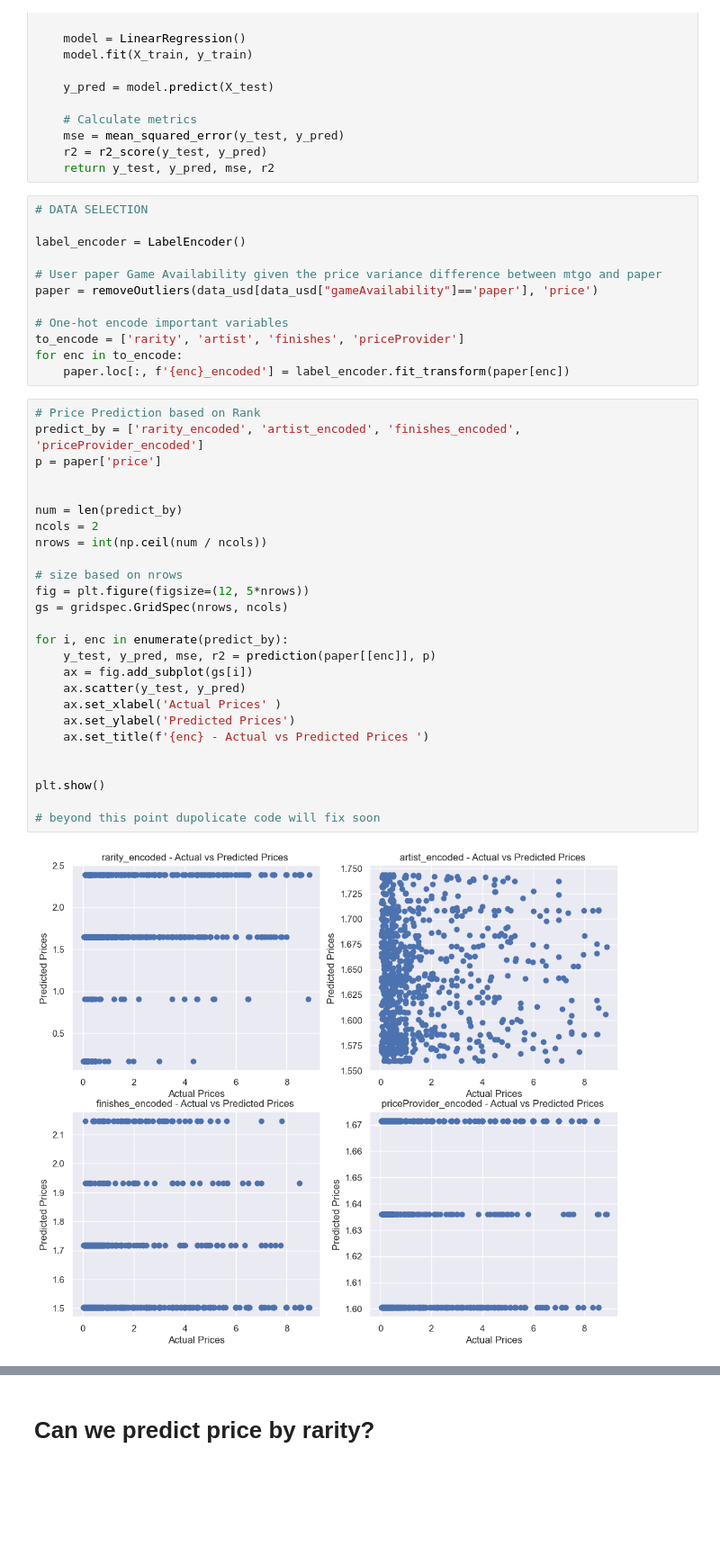
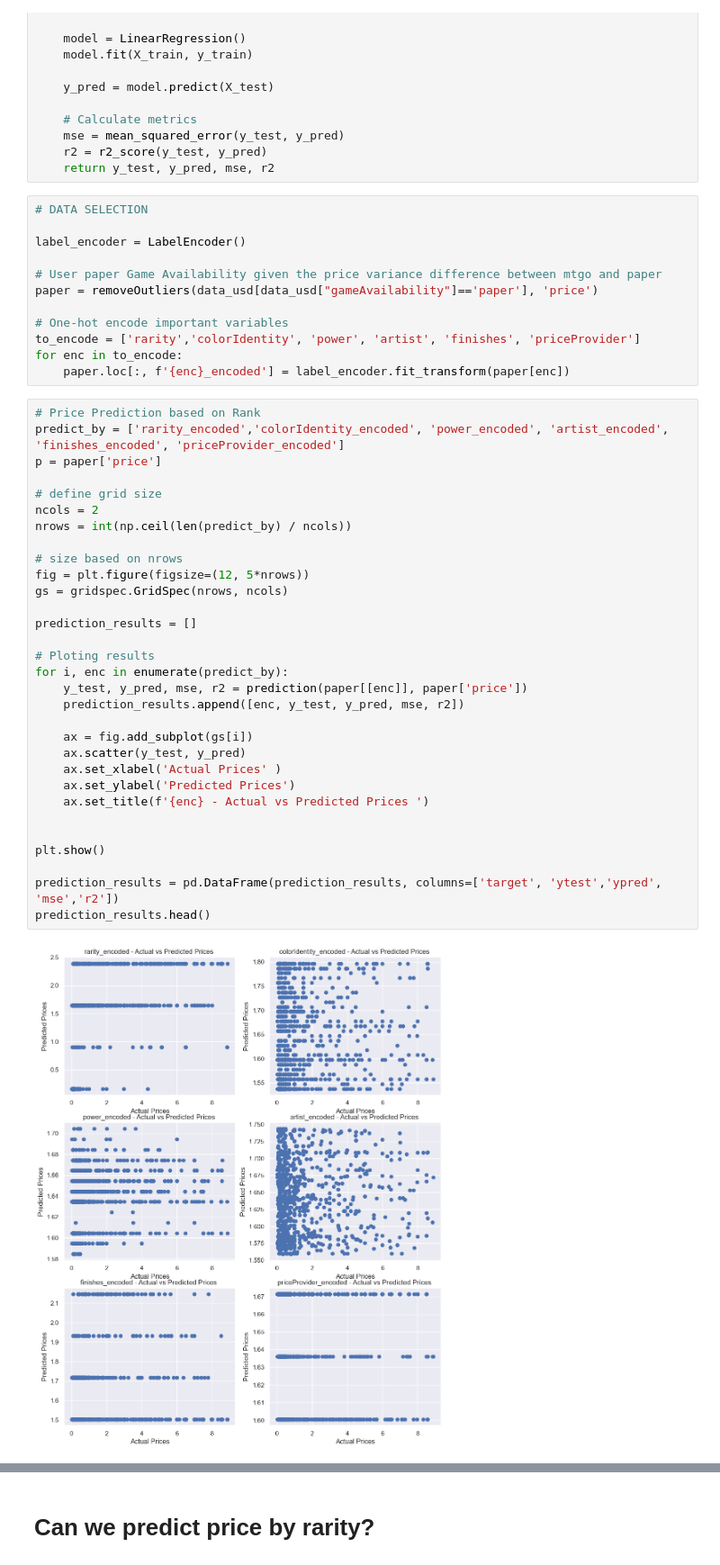
Before and after one commit to victorhg/aai-500-final-project, a Jupyter notebook: notebooks/price_analysis.ipynb, the cells around one changed output, grey strips where cells are left out. Shown at 90% size. Drawn from its saved outputs; the diff is of its cells as text; blank space fills up the shorter version.

```diff
--- a/notebooks/price_analysis.ipynb
+++ b/notebooks/price_analysis.ipynb
@@ -120,34 +120,39 @@ label_encoder = LabelEncoder()
 paper = removeOutliers(data_usd[data_usd["gameAvailability"]=='paper'], 'price')
 
 # One-hot encode important variables
-to_encode = ['rarity', 'artist', 'finishes', 'priceProvider']
+to_encode = ['rarity','colorIdentity', 'power', 'artist', 'finishes', 'priceProvider']
 for enc in to_encode:
     paper.loc[:, f'{enc}_encoded'] = label_encoder.fit_transform(paper[enc])
 # %%
 # Price Prediction based on Rank
-predict_by = ['rarity_encoded', 'artist_encoded', 'finishes_encoded', 'priceProvider_encoded']
+predict_by = ['rarity_encoded','colorIdentity_encoded', 'power_encoded', 'artist_encoded', 'finishes_encoded', 'priceProvider_encoded']
 p = paper['price']
 
-
-num = len(predict_by)
+# define grid size
 ncols = 2
-nrows = int(np.ceil(num / ncols))
+nrows = int(np.ceil(len(predict_by) / ncols))
 
 # size based on nrows
 fig = plt.figure(figsize=(12, 5*nrows))
 gs = gridspec.GridSpec(nrows, ncols)
 
+prediction_results = []
+
+# Ploting results
 for i, enc in enumerate(predict_by):
-    y_test, y_pred, mse, r2 = prediction(paper[[enc]], p)
+    y_test, y_pred, mse, r2 = prediction(paper[[enc]], paper['price'])
+    prediction_results.append([enc, y_test, y_pred, mse, r2])
+
     ax = fig.add_subplot(gs[i])
     ax.scatter(y_test, y_pred)
     ax.set_xlabel('Actual Prices' )
     ax.set_ylabel('Predicted Prices')
     ax.set_title(f'{enc} - Actual vs Predicted Prices ')
 
 
 plt.show()
 
-# beyond this point dupolicate code will fix soon
+prediction_results = pd.DataFrame(prediction_results, columns=['target', 'ytest','ypred', 'mse','r2'])
+prediction_results.head()
 # %% [output]
-[figure, old version]
+[figure, new version]
```
Also changed, not shown: parts of 9 cells of this notebook.
